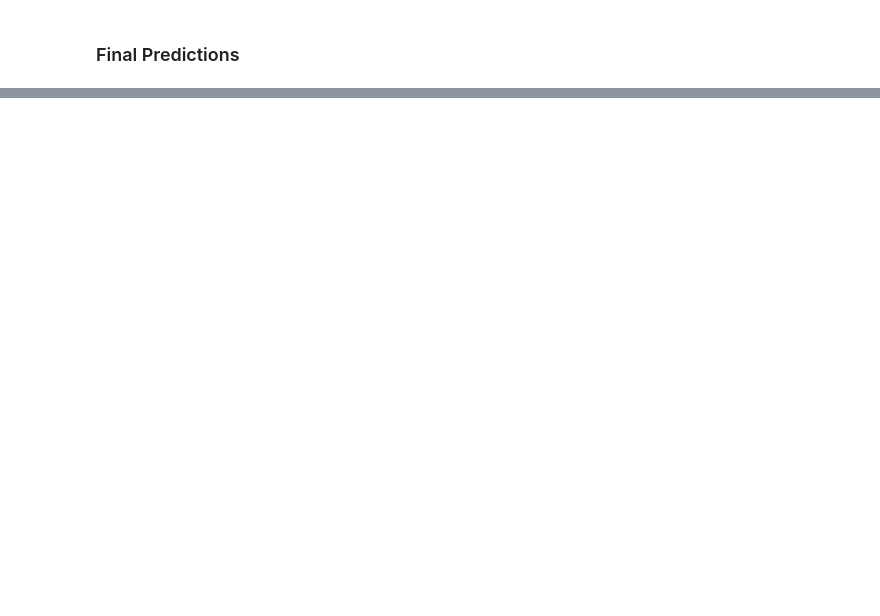
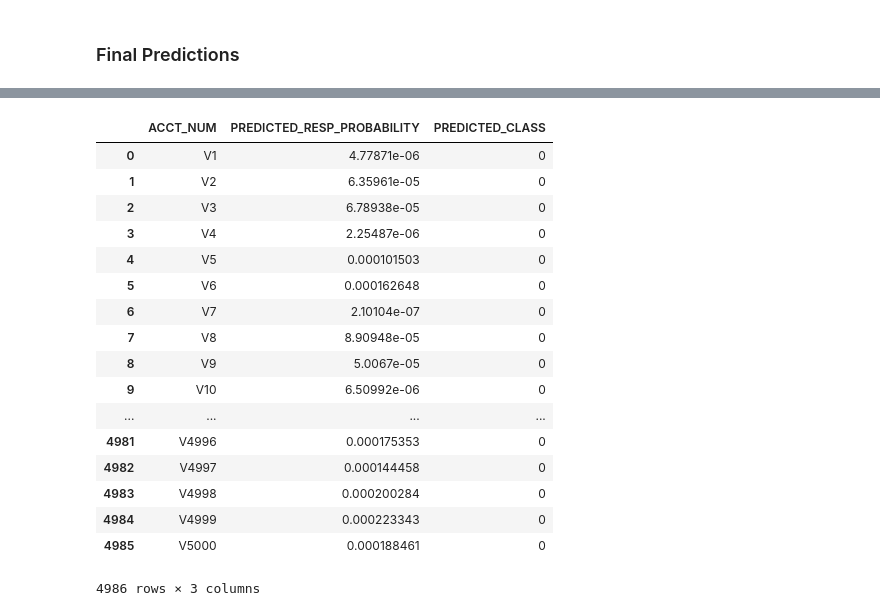
Before and after one commit to Shivam06/EXL-EQ-2017, a Jupyter notebook: Modelling.ipynb, the cells around one changed output, grey strips where cells are left out. Drawn from its saved outputs; the diff is of its cells as text; code cells hidden in the pictures; blank space fills up the shorter version.

```diff
--- a/Modelling.ipynb
+++ b/Modelling.ipynb
@@ -557,0 +669,3 @@ Confusion Matrix :
+# %%
+lr = LogisticRegression(C = 0.003, penalty = "l2")
+lr.fit(X,y)
@@ -557,0 +703,5 @@ Confusion Matrix :
+# %%
+nn = MLPClassifier(activation="relu", alpha = 5, hidden_layer_sizes=(80,90), learning_rate_init=0.003)
+nn.fit(X, y)
+yval_prob_nn = nn.predict_proba(Xval)[:,1]
+yval_nn = binarize([yval_prob_nn], 0.07)[0]
@@ -557,0 +712,6 @@ Confusion Matrix :
+# %%
+final_output_nn = np.zeros((len(yval),3), dtype=object)
+# %%
+final_output_nn[:,0] = validation_accounts
+final_output_nn[:,1] = yval_prob_nn
+final_output_nn[:,2] = yval_nn
@@ -557,0 +728,22 @@ Confusion Matrix :
+# %%
+df_final_output = pd.DataFrame(final_output_nn,columns=["ACCT_NUM","PREDICTED_RESP_PROBABILITY","PREDICTED_CLASS"])
+df_final_output
+# %% [output]
+|  | ACCT_NUM | PREDICTED_RESP_PROBABILITY | PREDICTED_CLASS |
+| 0 | V1 | 4.77871e-06 | 0 |
+| 1 | V2 | 6.35961e-05 | 0 |
+| 2 | V3 | 6.78938e-05 | 0 |
+| 3 | V4 | 2.25487e-06 | 0 |
+| 4 | V5 | 0.000101503 | 0 |
+| 5 | V6 | 0.000162648 | 0 |
+| 6 | V7 | 2.10104e-07 | 0 |
+| 7 | V8 | 8.90948e-05 | 0 |
+| 8 | V9 | 5.0067e-05 | 0 |
+| 9 | V10 | 6.50992e-06 | 0 |
+| ... | ... | ... | ... |
+| 4981 | V4996 | 0.000175353 | 0 |
+| 4982 | V4997 | 0.000144458 | 0 |
+| 4983 | V4998 | 0.000200284 | 0 |
+| 4984 | V4999 | 0.000223343 | 0 |
+| 4985 | V5000 | 0.000188461 | 0 |
+4986 rows × 3 columns
```
Also changed, not shown: parts of 53 cells of this notebook, 1 other file.
